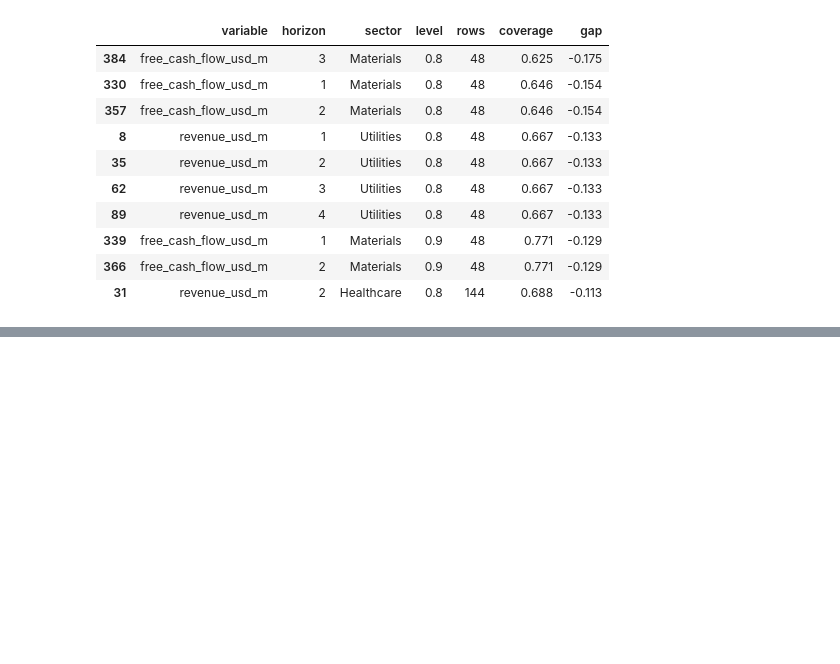
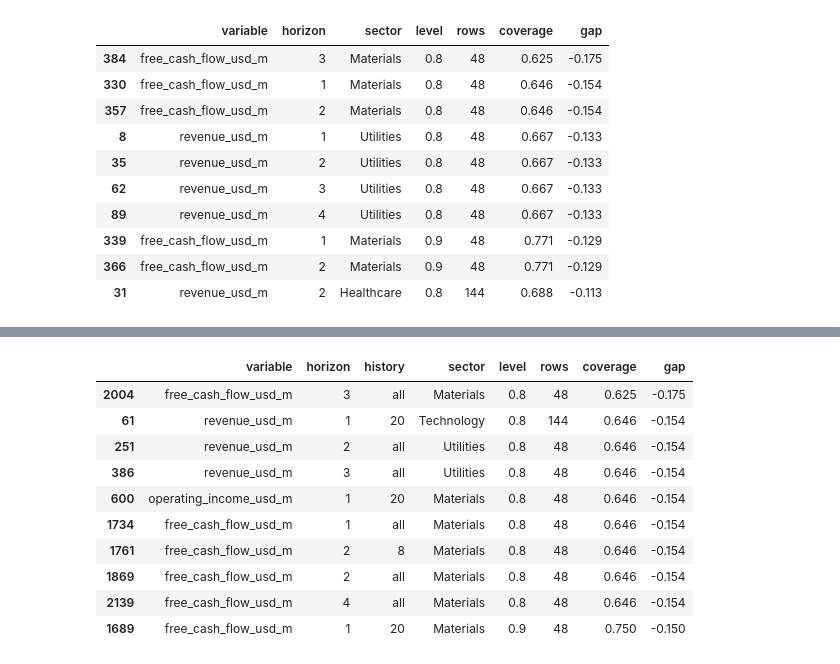
Before and after one commit to leonardoheis/CFO_Copilot, a Jupyter notebook: src/app/playground/02_evaluation_harness.ipynb, the cells around one changed output, grey strips where cells are left out. Saved outputs shown, nothing was run; the diff lists cells and outputs as text; code cells hidden in the pictures; blank space fills up the shorter version.

```diff
--- a/src/app/playground/02_evaluation_harness.ipynb
+++ b/src/app/playground/02_evaluation_harness.ipynb
@@ -221,0 +322,27 @@ assert not off_target.any(), coverage.loc[
+# %%
+new_company_sector_coverage.assign(
+    gap=new_company_sector_coverage["coverage"] - new_company_sector_coverage["level"]
+).nsmallest(10, "gap").filter(
+    items=[
+        "variable",
+        "horizon",
+        "history",
+        "sector",
+        "level",
+        "rows",
+        "coverage",
+        "gap",
+    ]
+).round(3)
+# %% [output]
+|  | variable | horizon | history | sector | level | rows | coverage | gap |
+| 2004 | free_cash_flow_usd_m | 3 | all | Materials | 0.8 | 48 | 0.625 | -0.175 |
+| 61 | revenue_usd_m | 1 | 20 | Technology | 0.8 | 144 | 0.646 | -0.154 |
+| 251 | revenue_usd_m | 2 | all | Utilities | 0.8 | 48 | 0.646 | -0.154 |
+| 386 | revenue_usd_m | 3 | all | Utilities | 0.8 | 48 | 0.646 | -0.154 |
+| 600 | operating_income_usd_m | 1 | 20 | Materials | 0.8 | 48 | 0.646 | -0.154 |
+| 1734 | free_cash_flow_usd_m | 1 | all | Materials | 0.8 | 48 | 0.646 | -0.154 |
+| 1761 | free_cash_flow_usd_m | 2 | 8 | Materials | 0.8 | 48 | 0.646 | -0.154 |
+| 1869 | free_cash_flow_usd_m | 2 | all | Materials | 0.8 | 48 | 0.646 | -0.154 |
+| 2139 | free_cash_flow_usd_m | 4 | all | Materials | 0.8 | 48 | 0.646 | -0.154 |
+| 1689 | free_cash_flow_usd_m | 1 | 20 | Materials | 0.9 | 48 | 0.750 | -0.150 |
```
Also changed, not shown: parts of 6 cells of this notebook, 5 other files.
